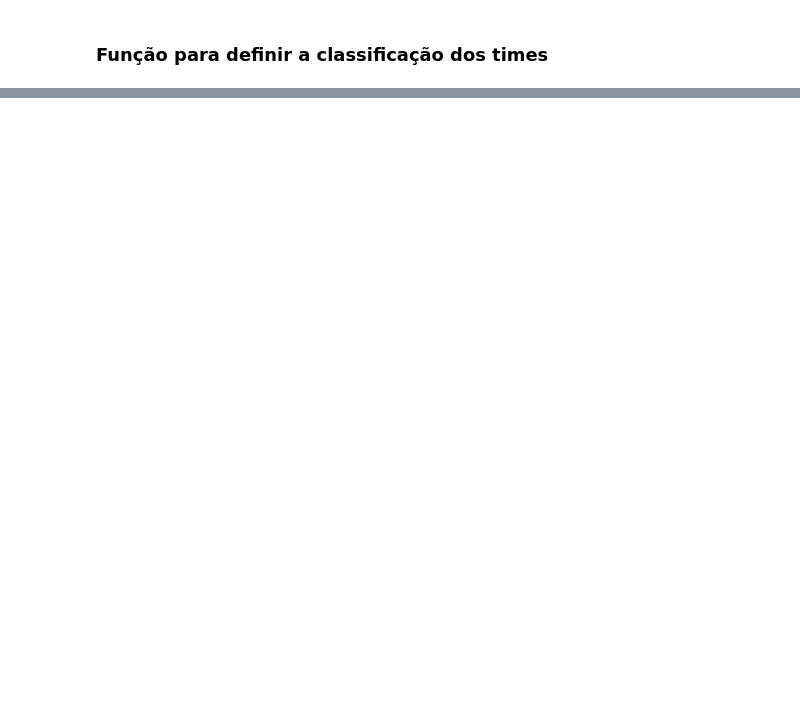
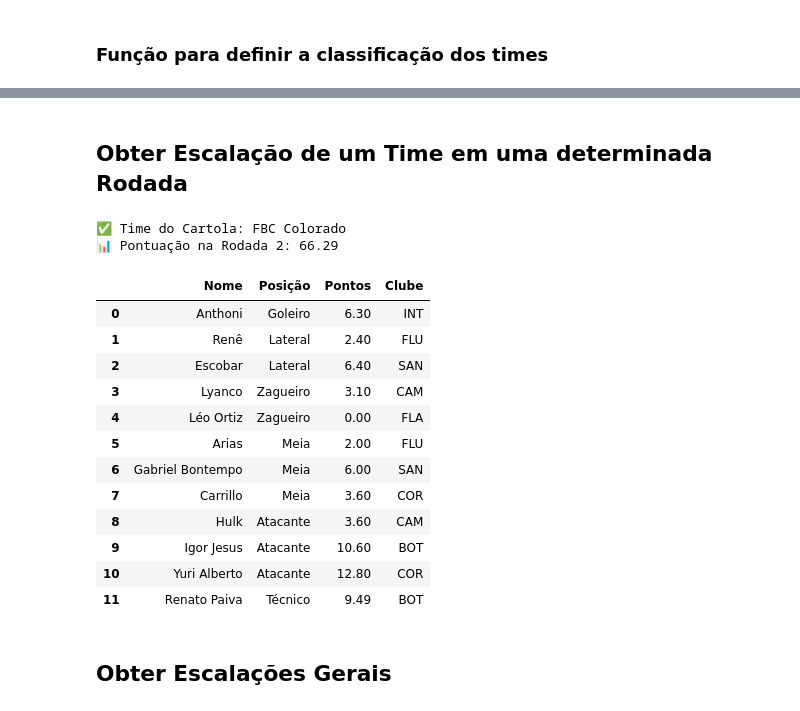
Before and after one commit to FernandoBC23/cartola_fbc, a Jupyter notebook: liga_serie_D/datasets_liga_serie_D/busca_dados_liga_serie_D.ipynb, the cells around one changed output, grey strips where cells are left out. Cells and saved outputs as stored; diff of their text form; code cells hidden in the pictures; blank space fills up the shorter version.

```diff
--- a/liga_serie_D/datasets_liga_serie_D/busca_dados_liga_serie_D.ipynb
+++ b/liga_serie_D/datasets_liga_serie_D/busca_dados_liga_serie_D.ipynb
@@ -364,7 +351,7 @@ import pandas as pd
 import json
 
 # Carregar CSV
-df_confrontos = pd.read_csv("confrontos_serie_A.csv")
+df_confrontos = pd.read_csv("confrontos_serie_D.csv")
 
 # Limpar espaços nas colunas
 df_confrontos.columns = df_confrontos.columns.str.strip()
@@ -380,7 +367,7 @@ df_confrontos.rename(columns={
 }, inplace=True)
 
 # Adicionar grupo fixo
-df_confrontos["grupo"] = "Série A"
+df_confrontos["grupo"] = "Série D"
 
 # Gerar estrutura para JS
 confrontos_formatado = []
@@ -396,7 +383,7 @@ for _, row in df_confrontos.iterrows():
 
 # Salvar como arquivo JS
 js_output = f"const confrontosFase1 = {json.dumps(confrontos_formatado, indent=2, ensure_ascii=False)};"
-with open("confrontos_serie_A.js", "w", encoding="utf-8") as f:
+with open("confrontos_serie_D.js", "w", encoding="utf-8") as f:
     f.write(js_output)
 
-print("✅ Arquivo confrontos_serie_A.js gerado com sucesso!")
+print("✅ Arquivo confrontos_serie_D.js gerado com sucesso!")
@@ -403,5 +392,5 @@ print("✅ Arquivo confrontos_serie_A.js gerado com sucesso!")
 # %%
 # Carregar o arquivo CSV enviado
-df_confrontos = pd.read_csv("confrontos_serie_A.csv")
+df_confrontos = pd.read_csv("confrontos_serie_D.csv")
 
 display(df_confrontos.head())
@@ -448,0 +517,64 @@ print("✅ Arquivo resultados_serie_A.js gerado com sucesso.")
+# %% [markdown]
+## Obter Escalação de um  Time em uma determinada Rodada
+# %%
+# Função para obter a escalação de um time em uma rodada específica, incluindo o clube do jogador
+def obter_escalacao_time(time_id, rodada):
+    try:
+        time_rodada = api.time(time_id=time_id, rodada=rodada)
+        if not time_rodada.atletas:
+            print(f"⚠️ Nenhum jogador encontrado para o time {time_id} na rodada {rodada}. A rodada pode ainda não ter ocorrido ou os dados ainda não foram liberados.")
+            return []
+        jogadores = [
+            {
+                'Nome': atleta.apelido,
+                'Posição': atleta.posicao.nome,
+                'Pontos': atleta.pontos,
+                'Clube': atleta.clube.nome
+            }
+            for atleta in time_rodada.atletas
+        ]
+        return jogadores
+    except cartolafc.errors.CartolaFCError as e:
+        print(f"Erro ao acessar a escalação da rodada {rodada} para o time {time_id}: {e}")
+        return []
+
+# Parâmetros de entrada
+rodada_especifica = 2  # Substitua pela rodada desejada
+nome_time = 'FBC Colorado'  # Substitua pelo nome do time desejado
+
+# Verificação se o time está no dicionário
+if nome_time not in ids_times:
+    print(f"❌ O time '{nome_time}' não foi encontrado no dicionário de IDs.")
+else:
+    time_cartola = ids_times[nome_time]
+    time_escalacao = obter_escalacao_time(time_cartola, rodada_especifica)
+
+    if time_escalacao:
+        df_escalacao = pd.DataFrame(time_escalacao)
+        # df_escalacao.sort_values(by='Posição', inplace=True)  # Ou por 'Pontos' se preferir
+
+        df_escalacao_pontuacao = df_escalacao['Pontos'].sum()
+
+        print(f'✅ Time do Cartola: {nome_time}')
+        print(f'📊 Pontuação na Rodada {rodada_especifica}: {df_escalacao_pontuacao:.2f}')
+        display(df_escalacao)
+    else:
+        print("⚠️ Escalação vazia ou não disponível.")
+# %% [output]
+✅ Time do Cartola: FBC Colorado
+📊 Pontuação na Rodada 2: 66.29
+|  | Nome | Posição | Pontos | Clube |
+| 0 | Anthoni | Goleiro | 6.30 | INT |
+| 1 | Renê | Lateral | 2.40 | FLU |
+| 2 | Escobar | Lateral | 6.40 | SAN |
+| 3 | Lyanco | Zagueiro | 3.10 | CAM |
+| 4 | Léo Ortiz | Zagueiro | 0.00 | FLA |
+| 5 | Arias | Meia | 2.00 | FLU |
+| 6 | Gabriel Bontempo | Meia | 6.00 | SAN |
+| 7 | Carrillo | Meia | 3.60 | COR |
+| 8 | Hulk | Atacante | 3.60 | CAM |
+| 9 | Igor Jesus | Atacante | 10.60 | BOT |
+| 10 | Yuri Alberto | Atacante | 12.80 | COR |
+| 11 | Renato Paiva | Técnico | 9.49 | BOT |
+# %% [markdown]
+## Obter Escalações Gerais
```
Also changed, not shown: parts of 37 cells of this notebook, 55 other files.
